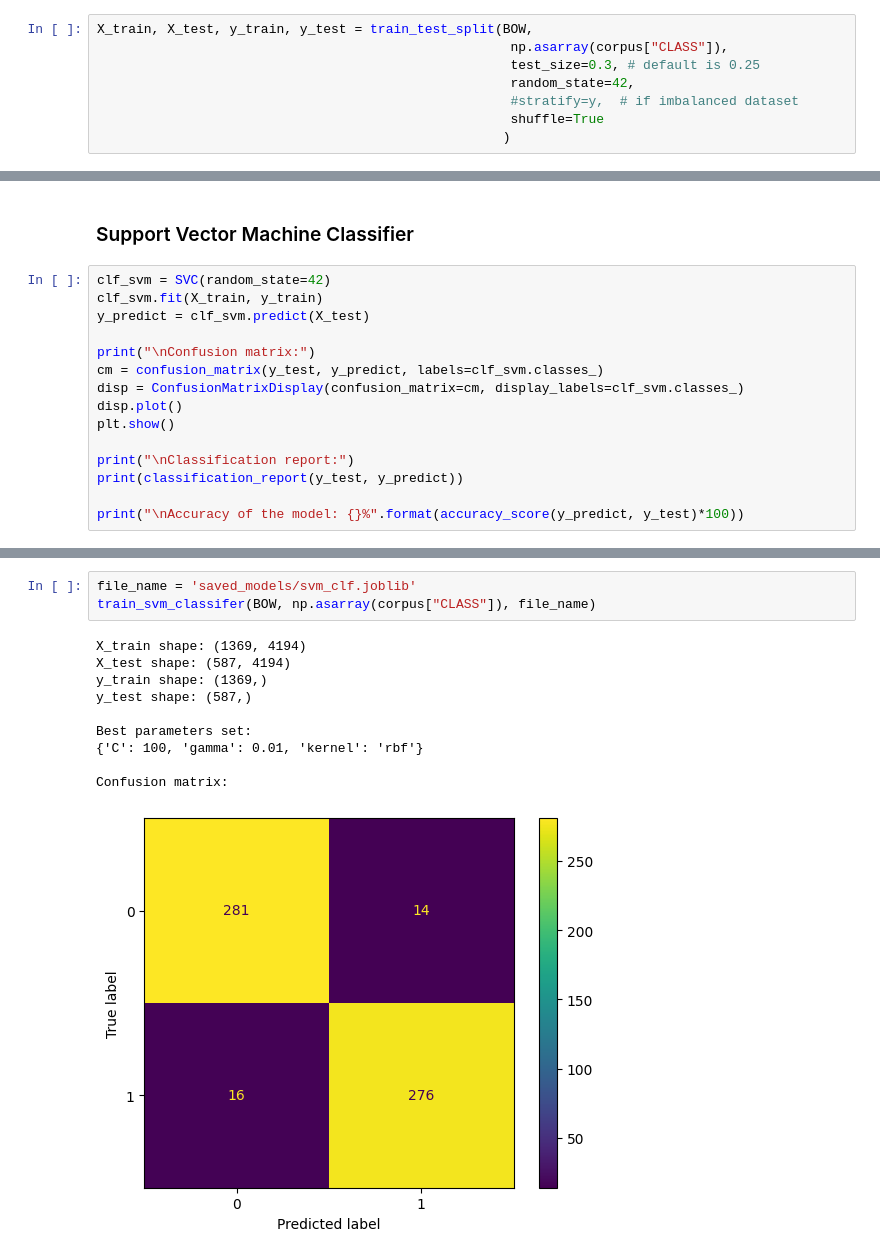
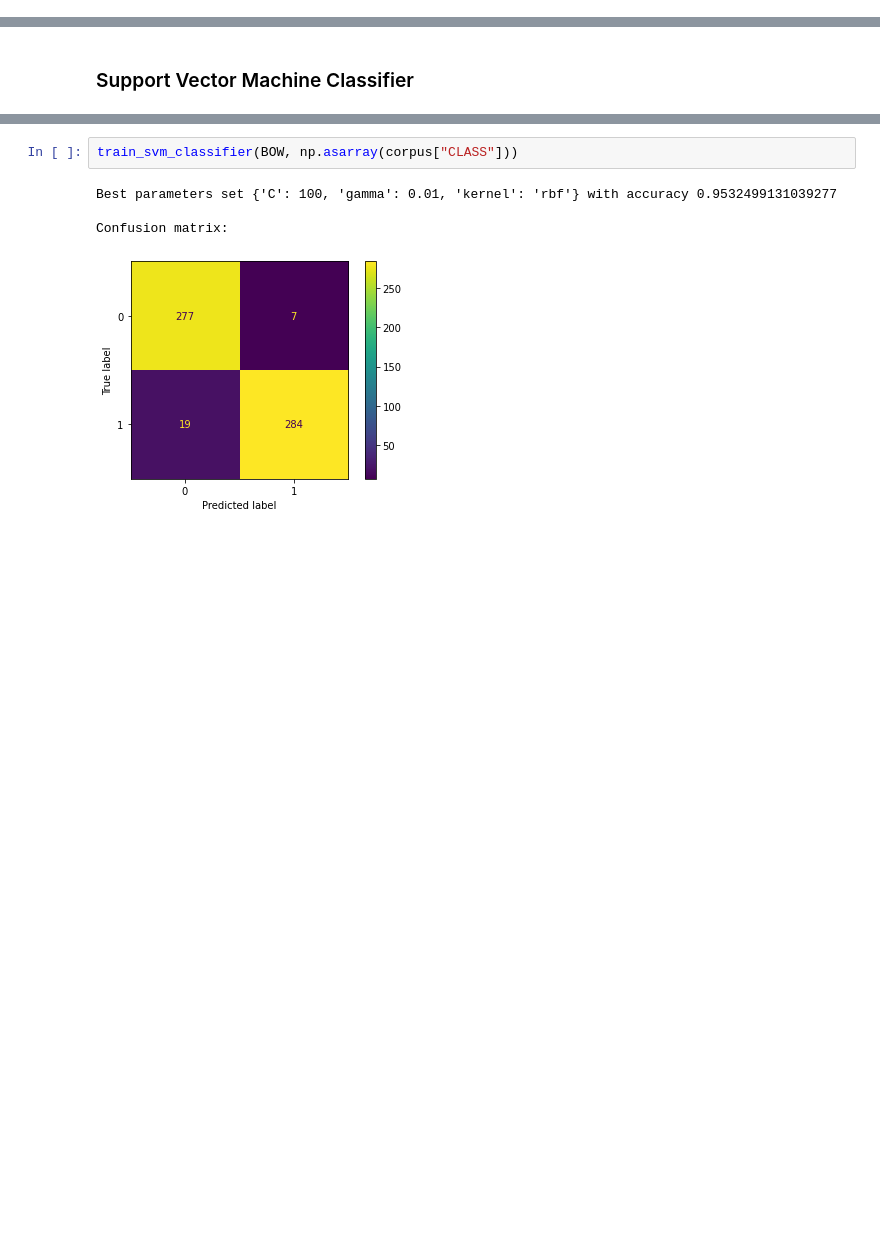
Before and after one commit to padieul/yt_spam_scanner, a Jupyter notebook: models/svm.ipynb, the cells around one changed output, grey strips where cells are left out. Cells and saved outputs as stored; diff of their text form; blank space fills up the shorter version.

Commit message:
train and evaluate models with all 4 representation types, store trained models

```diff
--- a/models/svm.ipynb
+++ b/models/svm.ipynb
@@ -131,8 +136,0 @@ The dataset contains of 1956 examples: 1005 spam and 951 legitimate comments
-# %%
-X_train, X_test, y_train, y_test = train_test_split(BOW,
-                                                     np.asarray(corpus["CLASS"]),
-                                                     test_size=0.3, # default is 0.25
-                                                     random_state=42,
-                                                     #stratify=y,  # if imbalanced dataset
-                                                     shuffle=True
-                                                    )
@@ -149,17 +137,2 @@ print(y_test.shape)
 # %% [markdown]
 ### Support Vector Machine Classifier
-# %%
-clf_svm = SVC(random_state=42)
-clf_svm.fit(X_train, y_train)
-y_predict = clf_svm.predict(X_test)
-
-print("\nConfusion matrix:")
-cm = confusion_matrix(y_test, y_predict, labels=clf_svm.classes_)
-disp = ConfusionMatrixDisplay(confusion_matrix=cm, display_labels=clf_svm.classes_)
-disp.plot()
-plt.show()
-
-print("\nClassification report:")
-print(classification_report(y_test, y_predict))
-
-print("\nAccuracy of the model: {}%".format(accuracy_score(y_predict, y_test)*100))
@@ -231,17 +189,10 @@ def train_svm_classifer(features, # input features
 # %%
-file_name = 'saved_models/svm_clf.joblib'
-train_svm_classifer(BOW, np.asarray(corpus["CLASS"]), file_name)
+train_svm_classifier(BOW, np.asarray(corpus["CLASS"]))
 # %% [output]
-X_train shape: (1369, 4194)
-X_test shape: (587, 4194)
-y_train shape: (1369,)
-y_test shape: (587,)
-
-Best parameters set:
-{'C': 100, 'gamma': 0.01, 'kernel': 'rbf'}
+Best parameters set {'C': 100, 'gamma': 0.01, 'kernel': 'rbf'} with accuracy 0.9532499131039277
 
 Confusion matrix:
-[figure, old version]
+[figure, new version]
 Classification report:
               precision    recall  f1-score   support
 
```
Also changed, not shown: parts of 21 cells of this notebook, 17 other files.
